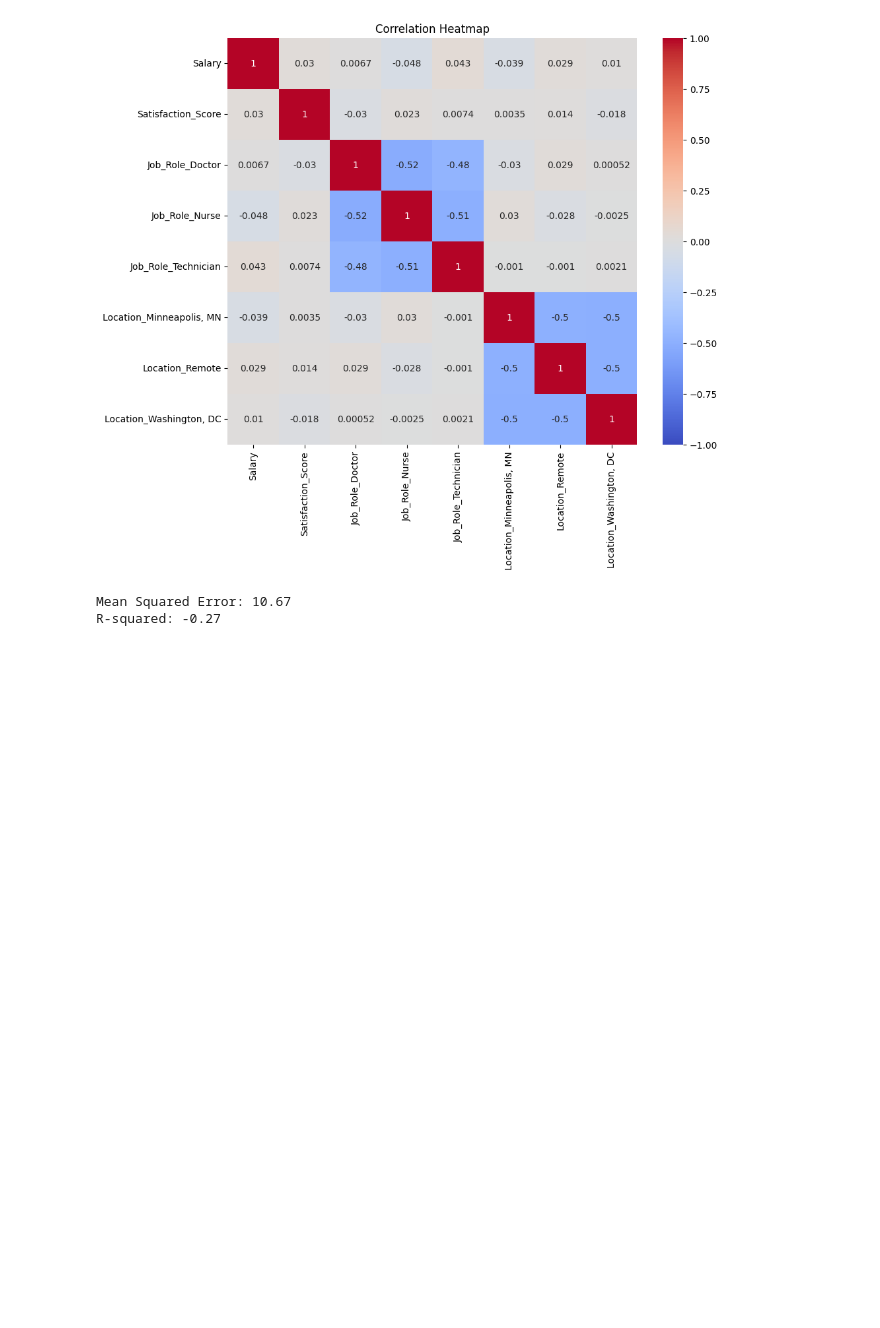
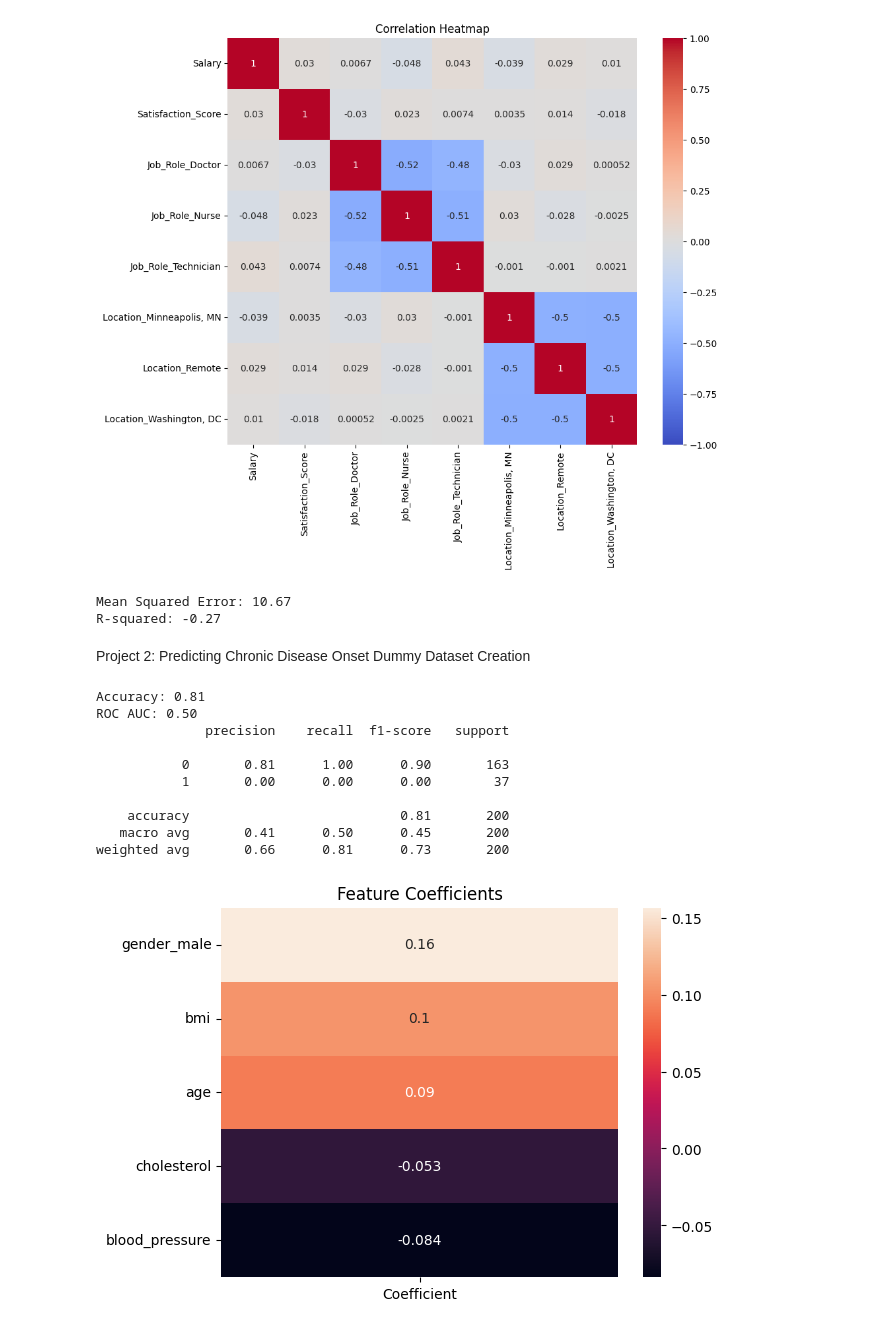
Before and after one commit to vaibhavvesmaker/BusinessDatabaseManagement, a Jupyter notebook: agoras_health.ipynb, the cells around one changed output. Drawn from its saved outputs; the diff is of its cells as text; code cells hidden in the pictures; blank space fills up the shorter version.

```diff
--- a/agoras_health.ipynb
+++ b/agoras_health.ipynb
@@ -100,3 +100,6 @@ The model achieved an MSE of X and R-squared of Y on the test set, indicating de
 
 ## Conclusion
 This project demonstrated the application of data science techniques in predicting job satisfaction, highlighting the importance of data preprocessing, model selection, and evaluation.
+# %% [markdown]
+Project 2: Predicting Chronic Disease Onset
+Dummy Dataset Creation
@@ -102,0 +122,59 @@ This project demonstrated the application of data science techniques in predicti
+# %%
+import pandas as pd
+import numpy as np
+import matplotlib.pyplot as plt
+import seaborn as sns
+from sklearn.model_selection import train_test_split
+from sklearn.preprocessing import StandardScaler
+from sklearn.linear_model import LogisticRegression
+from sklearn.metrics import accuracy_score, roc_auc_score, classification_report
+
+# Load dataset
+data = pd.read_csv('chronic_disease_onset_dummy.csv')
+
+# Data Cleaning
+data.dropna(inplace=True)
+data = pd.get_dummies(data, drop_first=True)
+
+# Feature and target separation
+X = data.drop('diabetes', axis=1)
+y = data['diabetes']
+
+# Train-test split
+X_train, X_test, y_train, y_test = train_test_split(X, y, test_size=0.2, random_state=42)
+
+# Feature scaling
+scaler = StandardScaler()
+X_train_scaled = scaler.fit_transform(X_train)
+X_test_scaled = scaler.transform(X_test)
+
+# Model training
+model = LogisticRegression(random_state=42)
+model.fit(X_train_scaled, y_train)
+
+# Predictions
+y_pred = model.predict(X_test_scaled)
+
+# Evaluation
+accuracy = accuracy_score(y_test, y_pred)
+roc_auc = roc_auc_score(y_test, y_pred)
+print(f'Accuracy: {accuracy:.2f}')
+print(f'ROC AUC: {roc_auc:.2f}')
+print(classification_report(y_test, y_pred))
+
+# Visualizations
+sns.heatmap(pd.DataFrame(model.coef_, index=['Coefficient'], columns=X.columns).T.sort_values('Coefficient', ascending=False), annot=True)
+plt.title('Feature Coefficients')
+plt.show()
+# %% [output]
+Accuracy: 0.81
+ROC AUC: 0.50
+              precision    recall  f1-score   support
+
+           0       0.81      1.00      0.90       163
+           1       0.00      0.00      0.00        37
+
+    accuracy                           0.81       200
+   macro avg       0.41      0.50      0.45       200
+weighted avg       0.66      0.81      0.73       200
+[figure, added]
```
Also changed, not shown: parts of 6 cells of this notebook.
